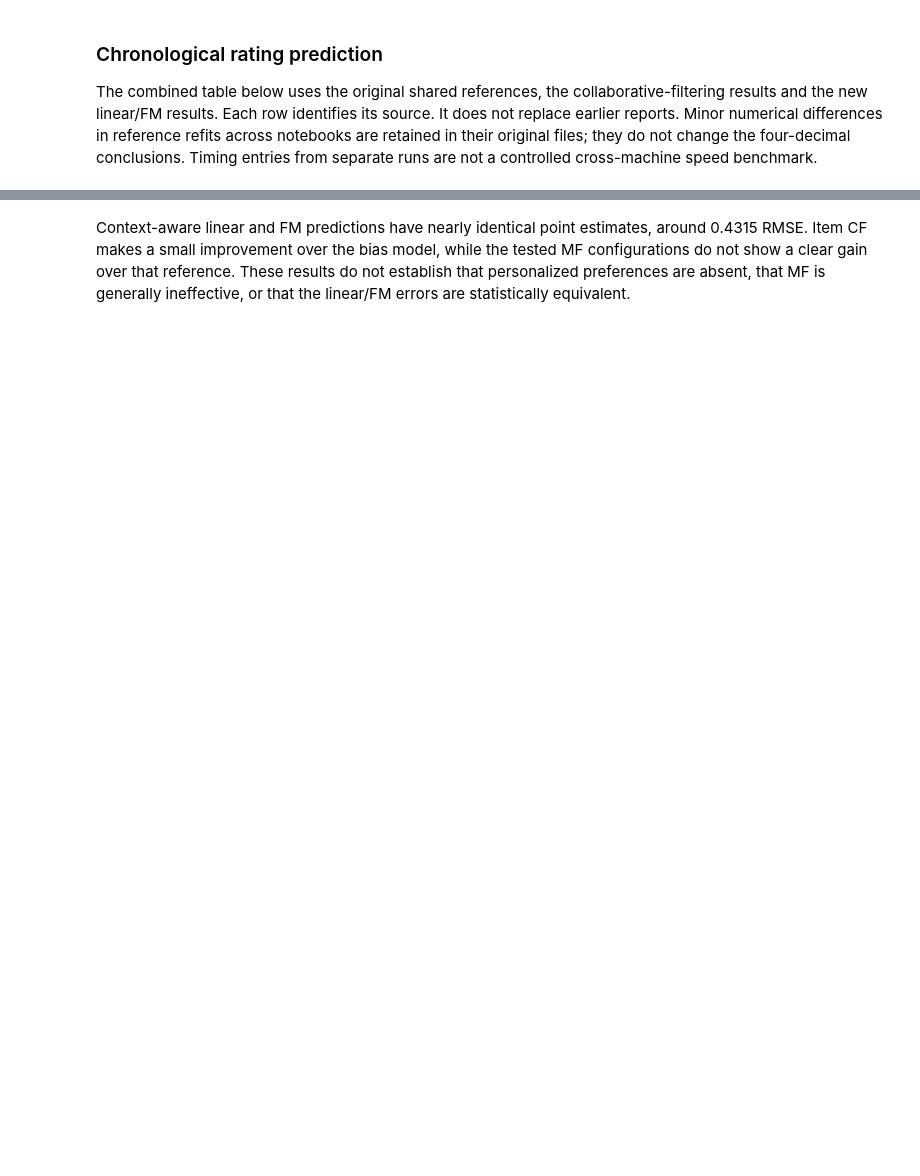
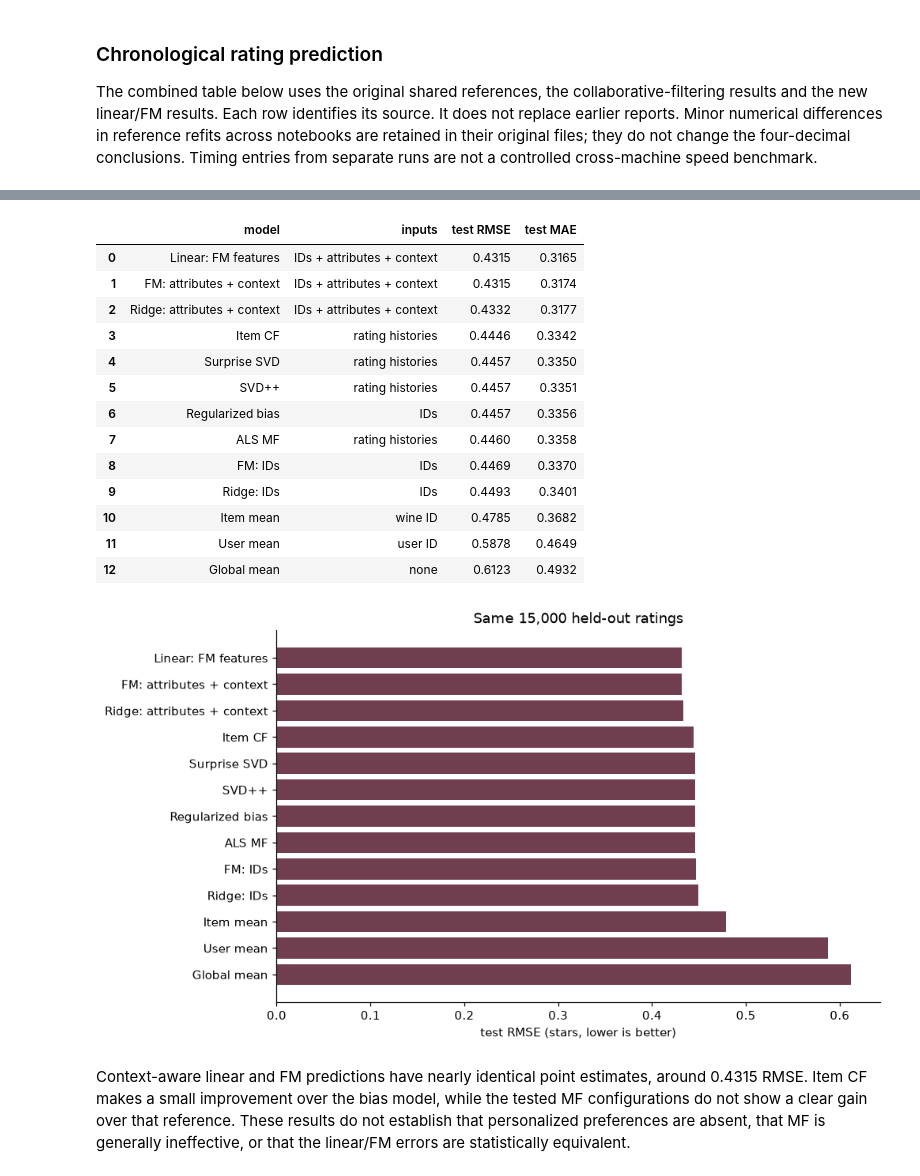
Before and after one commit to AviGon/Wine_Recommendation_System, a Jupyter notebook: notebooks/wine_recommendation.ipynb, the cells around one changed output, grey strips where cells are left out. Cells and saved outputs as stored; diff of their text form; code cells hidden in the pictures; blank space fills up the shorter version.

```diff
--- a/notebooks/wine_recommendation.ipynb
+++ b/notebooks/wine_recommendation.ipynb
@@ -273,0 +263,18 @@ display(pd.DataFrame(choices).round(6))
+# %%
+# Hyperparameters chosen on validation for each model family (lowest validation RMSE in each saved grid).
+grids = [
+    ('Bias',                 'cf_bias_grid.csv',     ['reg_user', 'reg_item']),
+    ('Item CF',              'cf_itemcf_grid.csv',   ['similarity', 'k', 'damping']),
+    ('ALS MF',               'cf_als_grid.csv',      ['k', 'reg']),
+    ('Surprise SVD / SVD++', 'cf_surprise_grid.csv', ['model', 'k', 'reg', 'epochs']),
+    ('FM',                   'fm_grid.csv',          ['n_factors', 'reg_linear', 'reg_factors']),
+]
+rows = []
+for family, filename, params in grids:
+    grid = load(filename)
+    best = grid.loc[grid['val_rmse'].idxmin()]
+    rows.append({'model': family,
+                 'selected settings': ', '.join(f'{p}={best[p]}' for p in params),
+                 'training RMSE': best.get('train_rmse', float('nan')),
+                 'validation RMSE': best['val_rmse']})
+display(pd.DataFrame(rows).round(4))
@@ -505,2 +548,48 @@ finish(fig, 'Sources: chronological_test_metrics.csv, cf_test_metrics.csv, fm_te
+# %%
+# Test RMSE and MAE of every validation-selected model on the same 15,000 chronological test ratings.
+# Each entry: (results file, model name in that file, label shown here, inputs the model uses).
+models = [
+    ('chronological_test_metrics.csv', 'global',            'Global mean',                 'none'),
+    ('chronological_test_metrics.csv', 'user_mean',         'User mean',                   'user ID'),
+    ('chronological_test_metrics.csv', 'item_mean',         'Item mean',                   'wine ID'),
+    ('chronological_test_metrics.csv', 'ids',               'Ridge: IDs',                  'IDs'),
+    ('chronological_test_metrics.csv', 'selected_metadata', 'Ridge: attributes + context', 'IDs + attributes + context'),
+    ('cf_test_metrics.csv',            'bias',              'Regularized bias',            'IDs'),
+    ('cf_test_metrics.csv',            'item_cf',           'Item CF',                     'rating histories'),
+    ('cf_test_metrics.csv',            'als_mf',            'ALS MF',                      'rating histories'),
+    ('cf_test_metrics.csv',            'surprise_svd',      'Surprise SVD',                'rating histories'),
+    ('cf_test_metrics.csv',            'surprise_svdpp',    'SVD++',                       'rating histories'),
+    ('fm_test_metrics.csv',            'fm ids only',       'FM: IDs',                     'IDs'),
+    ('fm_test_metrics.csv',            'linear same features', 'Linear: FM features',      'IDs + attributes + context'),
+    ('fm_test_metrics.csv',            'fm',                'FM: attributes + context',    'IDs + attributes + context'),
+]
+rows = []
+for filename, key, label, inputs in models:
+    result = load(filename).set_index('model').loc[key]
+    rows.append({'model': label, 'inputs': inputs, 'test RMSE': result['rmse'], 'test MAE': result['mae']})
+comparison = pd.DataFrame(rows).sort_values('test RMSE').reset_index(drop=True)
+display(comparison.round(4))
+
+fig, axis = plt.subplots(figsize=(9, 5), layout='constrained')
+axis.barh(comparison['model'], comparison['test RMSE'], color=WINE)
+axis.invert_yaxis()
+axis.set(xlabel='test RMSE (stars, lower is better)', title='Same 15,000 held-out ratings')
+plt.show()
+# %% [output]
+|  | model | inputs | test RMSE | test MAE |
+| 0 | Linear: FM features | IDs + attributes + context | 0.4315 | 0.3165 |
+| 1 | FM: attributes + context | IDs + attributes + context | 0.4315 | 0.3174 |
+| 2 | Ridge: attributes + context | IDs + attributes + context | 0.4332 | 0.3177 |
+| 3 | Item CF | rating histories | 0.4446 | 0.3342 |
+| 4 | Surprise SVD | rating histories | 0.4457 | 0.3350 |
+| 5 | SVD++ | rating histories | 0.4457 | 0.3351 |
+| 6 | Regularized bias | IDs | 0.4457 | 0.3356 |
+| 7 | ALS MF | rating histories | 0.4460 | 0.3358 |
+| 8 | FM: IDs | IDs | 0.4469 | 0.3370 |
+| 9 | Ridge: IDs | IDs | 0.4493 | 0.3401 |
+| 10 | Item mean | wine ID | 0.4785 | 0.3682 |
+| 11 | User mean | user ID | 0.5878 | 0.4649 |
+| 12 | Global mean | none | 0.6123 | 0.4932 |
+[figure, added]
 # %% [markdown]
 Context-aware linear and FM predictions have nearly identical point estimates, around 0.4315 RMSE. Item CF makes a small improvement over the bias model, while the tested MF configurations do not show a clear gain over that reference. These results do not establish that personalized preferences are absent, that MF is generally ineffective, or that the linear/FM errors are statistically equivalent.
```
Also changed, not shown: parts of 52 cells of this notebook, 6 other files.
